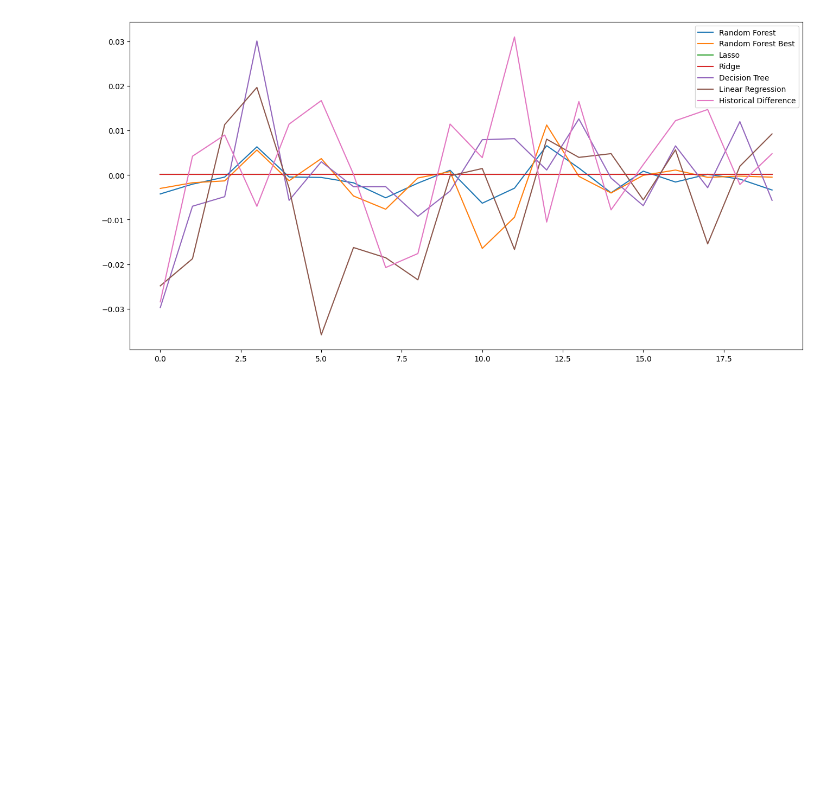
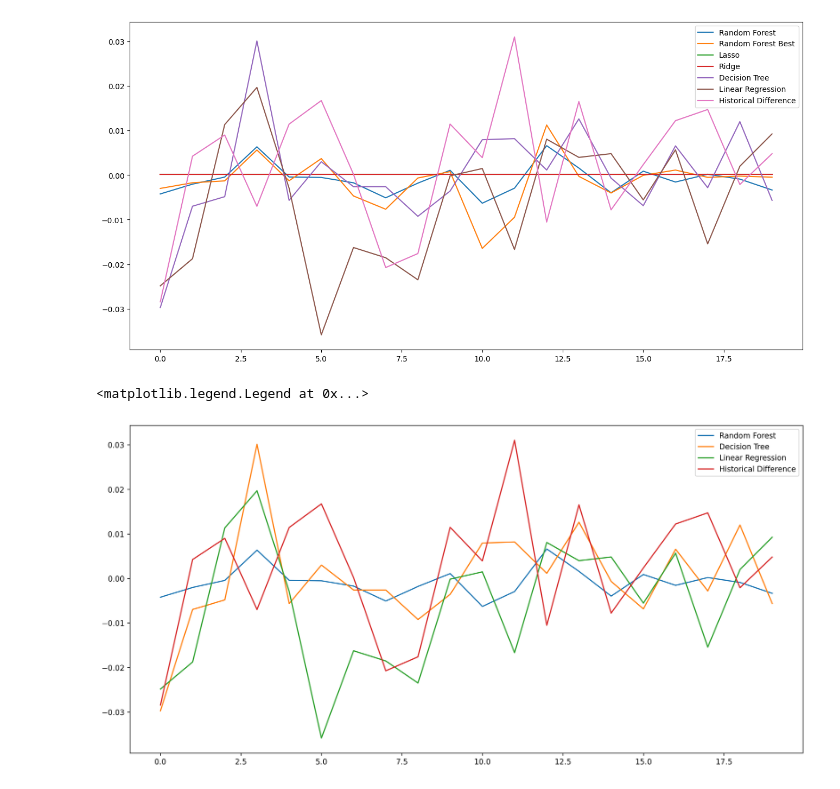
Before and after one commit to katsuki-nagakubo/Trump_Tweets_Word2vec, a Jupyter notebook: trump_tweets_s&p500_relation_ver2.ipynb, the cells around one changed output. Drawn from its saved outputs; the diff is of its cells as text; code cells hidden in the pictures; blank space fills up the shorter version.

```diff
--- a/trump_tweets_s&p500_relation_ver2.ipynb
+++ b/trump_tweets_s&p500_relation_ver2.ipynb
@@ -1244,3 +1244,13 @@ plt.legend((rf[0], rf_b[0], ls[0], rd[0], dt[0], ln[0], sp[0]), ("Random Forest"
 # %% [output]
 <matplotlib.legend.Legend at 0x...>
 [figure]
+# %%
+fig = plt.figure(figsize=(16,8),dpi=250)
+rf = plt.plot(df_result["Random Forest"])
+dt = plt.plot(df_result["Decision Tree"])
+ln = plt.plot(df_result["Linear Regression"])
+sp = plt.plot(df_result["dif_log"])
+plt.legend((rf[0], dt[0], ln[0], sp[0]), ("Random Forest", "Decision Tree","Linear Regression", "Historical Difference"), loc=0)
+# %% [output]
+<matplotlib.legend.Legend at 0x...>
+[figure, added]
```
Also changed, not shown: parts of 3 cells of this notebook.
